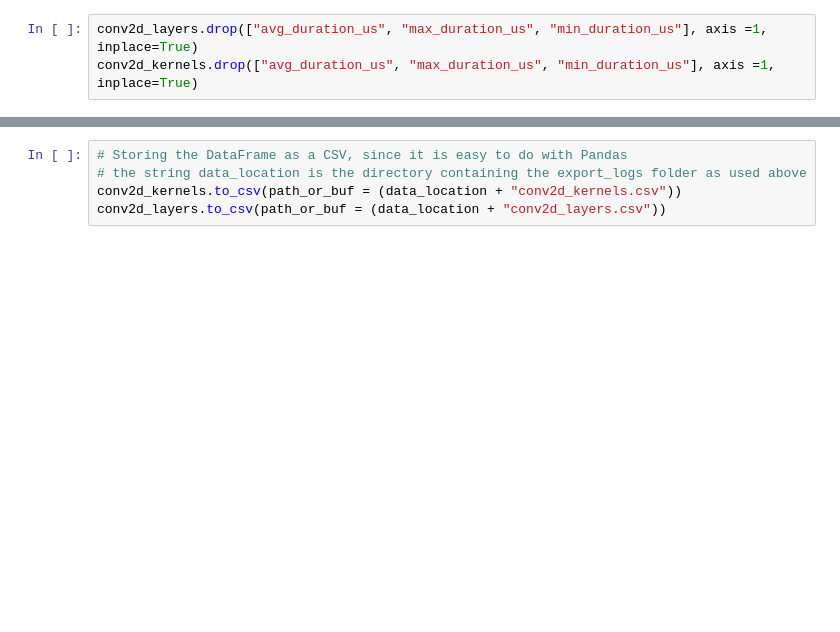
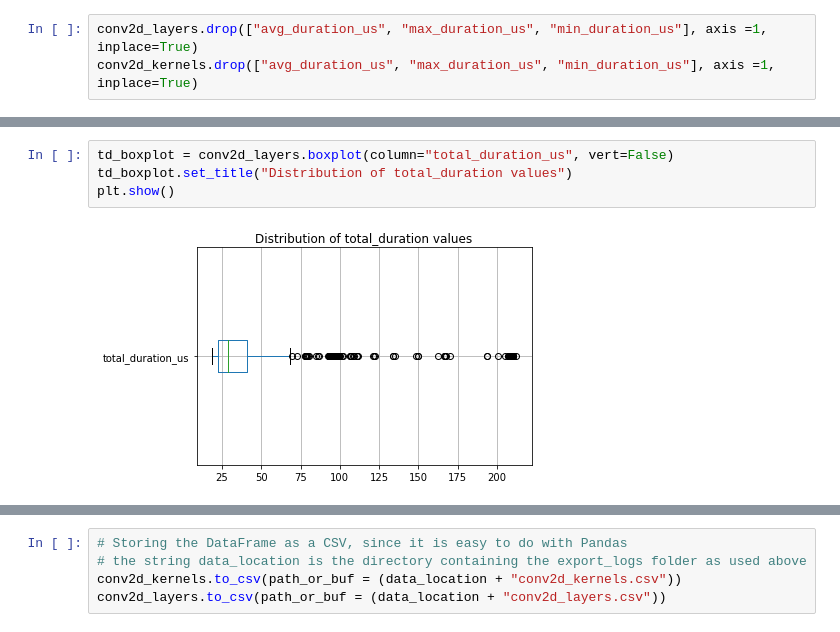
Before and after one commit to zbpatel/DataHonorsThesis, a Jupyter notebook: code/notebooks/eda_notebook.ipynb, the cells around one changed output, grey strips where cells are left out. Drawn from its saved outputs; the diff is of its cells as text; blank space fills up the shorter version.

```diff
--- a/code/notebooks/eda_notebook.ipynb
+++ b/code/notebooks/eda_notebook.ipynb
@@ -225,0 +230,6 @@ conv2d_kernels.drop(["avg_duration_us", "max_duration_us", "min_duration_us"], a
+# %%
+td_boxplot = conv2d_layers.boxplot(column="total_duration_us", vert=False)
+td_boxplot.set_title("Distribution of total_duration values")
+plt.show()
+# %% [output]
+[figure, added]
```
Also changed, not shown: parts of 6 cells of this notebook, 1 other file.
